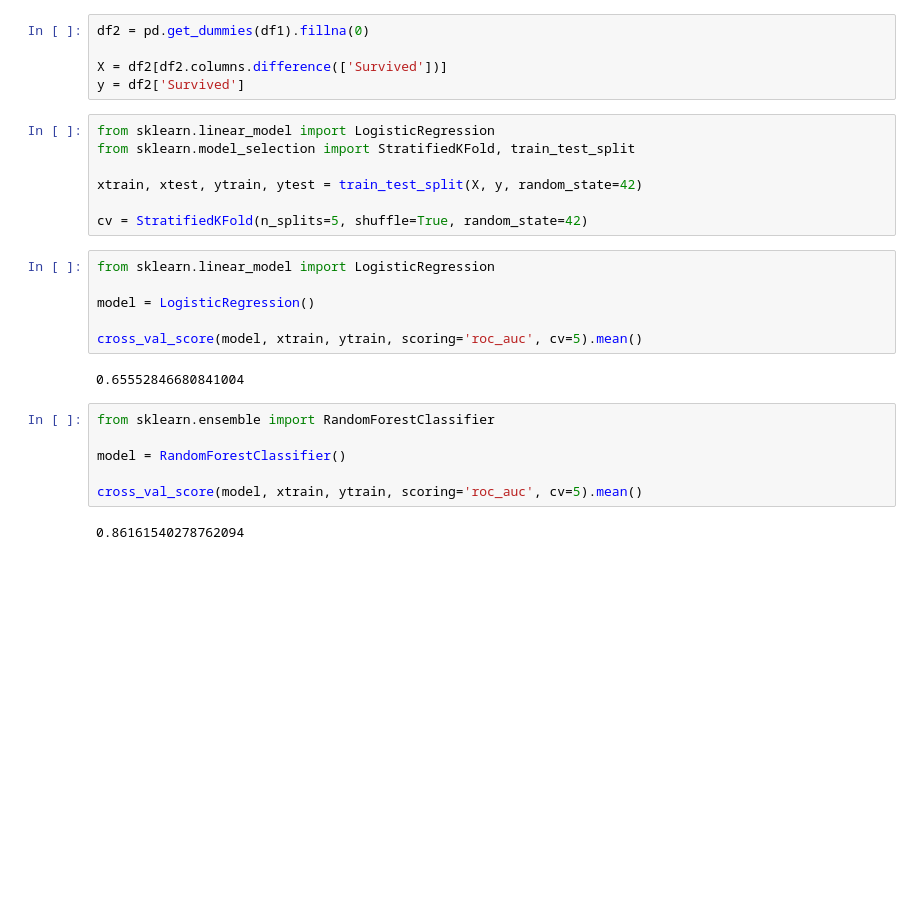
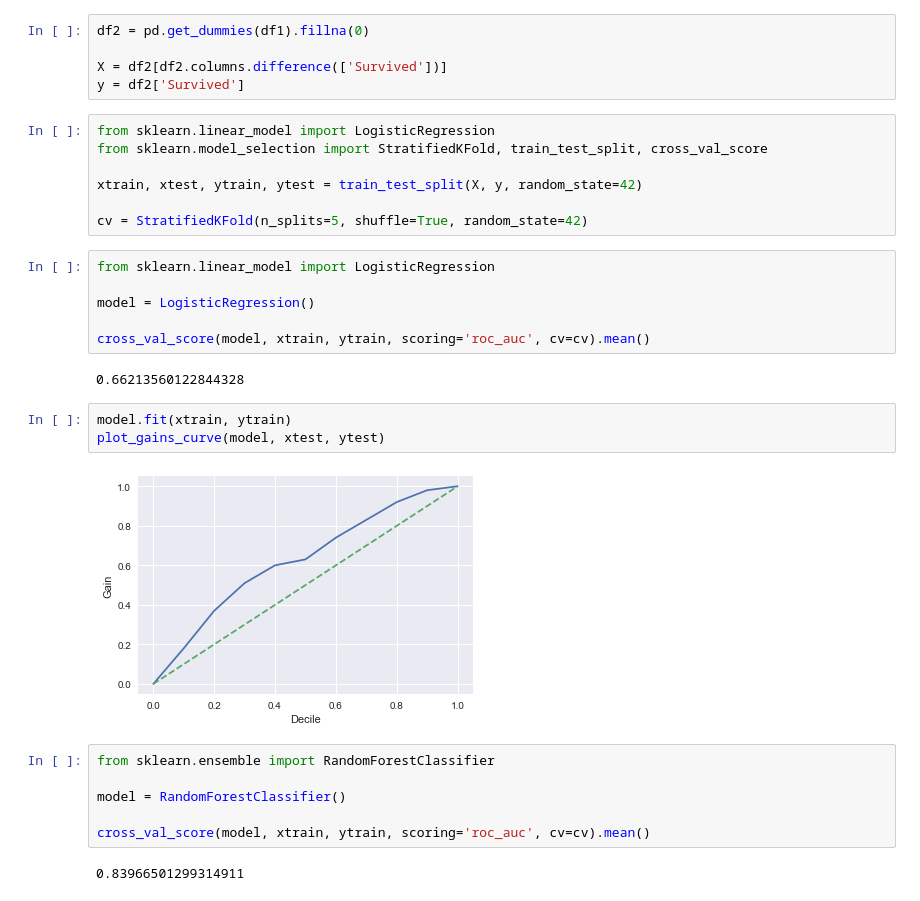
Before and after one commit to a3huang/utils, a Jupyter notebook: titanic_model.ipynb, the cells around one changed output. Saved outputs shown, nothing was run; the diff lists cells and outputs as text; blank space fills up the shorter version.

```diff
--- a/titanic_model.ipynb
+++ b/titanic_model.ipynb
@@ -48,7 +45,7 @@ X = df2[df2.columns.difference(['Survived'])]
 y = df2['Survived']
 # %%
 from sklearn.linear_model import LogisticRegression
-from sklearn.model_selection import StratifiedKFold, train_test_split
+from sklearn.model_selection import StratifiedKFold, train_test_split, cross_val_score
 
 xtrain, xtest, ytrain, ytest = train_test_split(X, y, random_state=42)
 
@@ -58,14 +55,19 @@ from sklearn.linear_model import LogisticRegression
 
 model = LogisticRegression()
 
-cross_val_score(model, xtrain, ytrain, scoring='roc_auc', cv=5).mean()
+cross_val_score(model, xtrain, ytrain, scoring='roc_auc', cv=cv).mean()
 # %% [output]
-0.65552846680841004
+0.66213560122844328
+# %%
+model.fit(xtrain, ytrain)
+plot_gains_curve(model, xtest, ytest)
+# %% [output]
+[figure, added]
 # %%
 from sklearn.ensemble import RandomForestClassifier
 
 model = RandomForestClassifier()
 
-cross_val_score(model, xtrain, ytrain, scoring='roc_auc', cv=5).mean()
+cross_val_score(model, xtrain, ytrain, scoring='roc_auc', cv=cv).mean()
 # %% [output]
-0.86161540278762094
+0.83966501299314911
```
Also changed, not shown: parts of 11 cells of this notebook.
